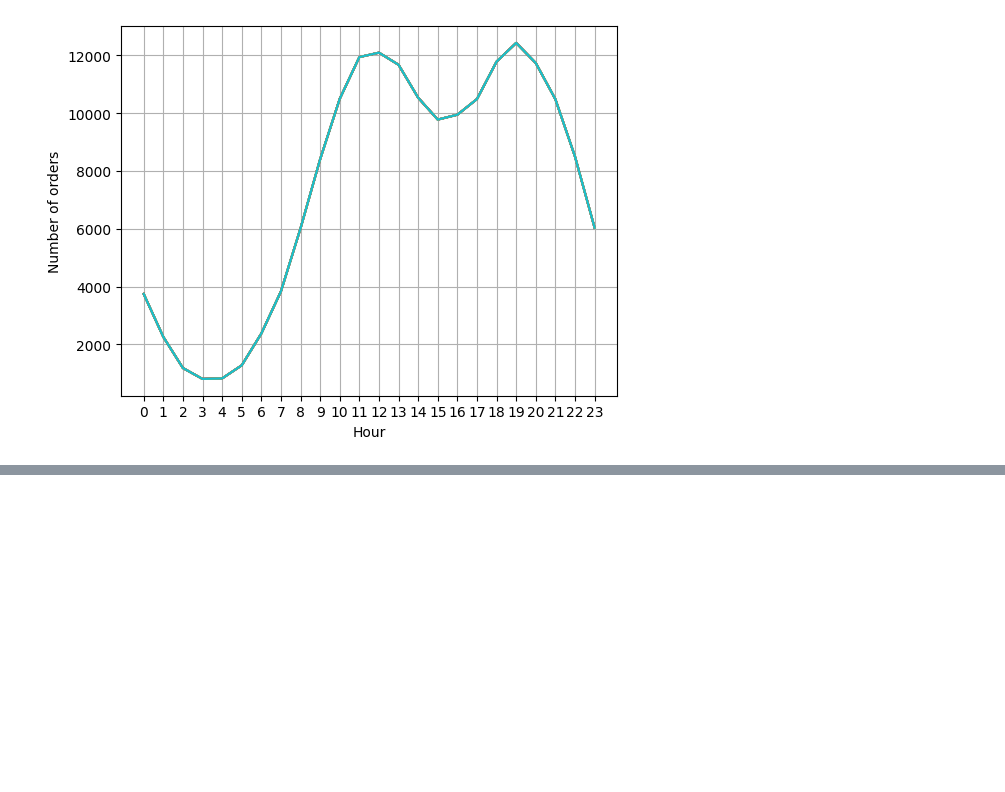
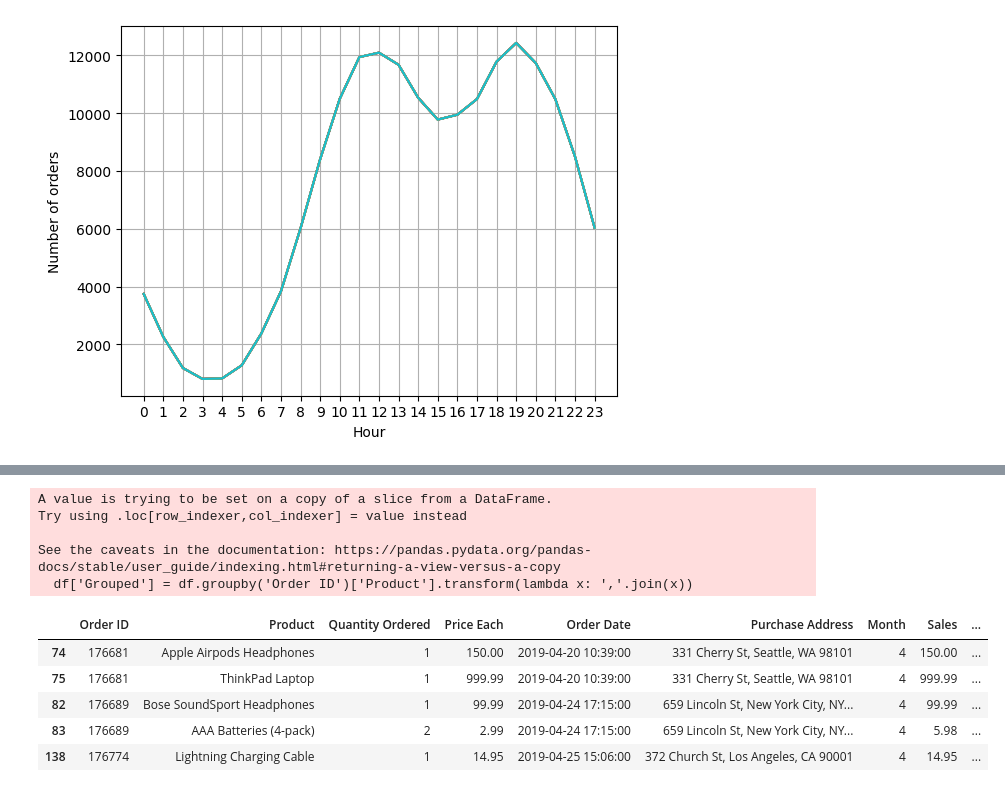
Before and after one commit to marvinraj/all-ai, a Jupyter notebook: all-pandas/projects/real-world-data-science-tasks/analysis.ipynb, the cells around one changed output, grey strips where cells are left out. Drawn from its saved outputs; the diff is of its cells as text; code cells hidden in the pictures; blank space fills up the shorter version.

```diff
--- a/all-pandas/projects/real-world-data-science-tasks/analysis.ipynb
+++ b/all-pandas/projects/real-world-data-science-tasks/analysis.ipynb
@@ -245,0 +260,17 @@ plt.show()
+# %%
+# -- create a new column where the order id is grouped by product
+df['Grouped'] = df.groupby('Order ID')['Product'].transform(lambda x: ','.join(x))
+
+df.head()
+# %% [output]
+A value is trying to be set on a copy of a slice from a DataFrame.
+Try using .loc[row_indexer,col_indexer] = value instead
+
+See the caveats in the documentation: https://pandas.pydata.org/pandas-docs/stable/user_guide/indexing.html#returning-a-view-versus-a-copy
+  df['Grouped'] = df.groupby('Order ID')['Product'].transform(lambda x: ','.join(x))
+|  | Order ID | Product | Quantity Ordered | Price Each | Order Date | Purchase Address | Month | Sales | ... |
+| 74 | 176681 | Apple Airpods Headphones | 1 | 150.00 | 2019-04-20 10:39:00 | 331 Cherry St, Seattle, WA 98101 | 4 | 150.00 | ... |
+| 75 | 176681 | ThinkPad Laptop | 1 | 999.99 | 2019-04-20 10:39:00 | 331 Cherry St, Seattle, WA 98101 | 4 | 999.99 | ... |
+| 82 | 176689 | Bose SoundSport Headphones | 1 | 99.99 | 2019-04-24 17:15:00 | 659 Lincoln St, New York City, NY... | 4 | 99.99 | ... |
+| 83 | 176689 | AAA Batteries (4-pack) | 2 | 2.99 | 2019-04-24 17:15:00 | 659 Lincoln St, New York City, NY... | 4 | 5.98 | ... |
+| 138 | 176774 | Lightning Charging Cable | 1 | 14.95 | 2019-04-25 15:06:00 | 372 Church St, Los Angeles, CA 90001 | 4 | 14.95 | ... |
```
Also changed, not shown: parts of 4 cells of this notebook.
